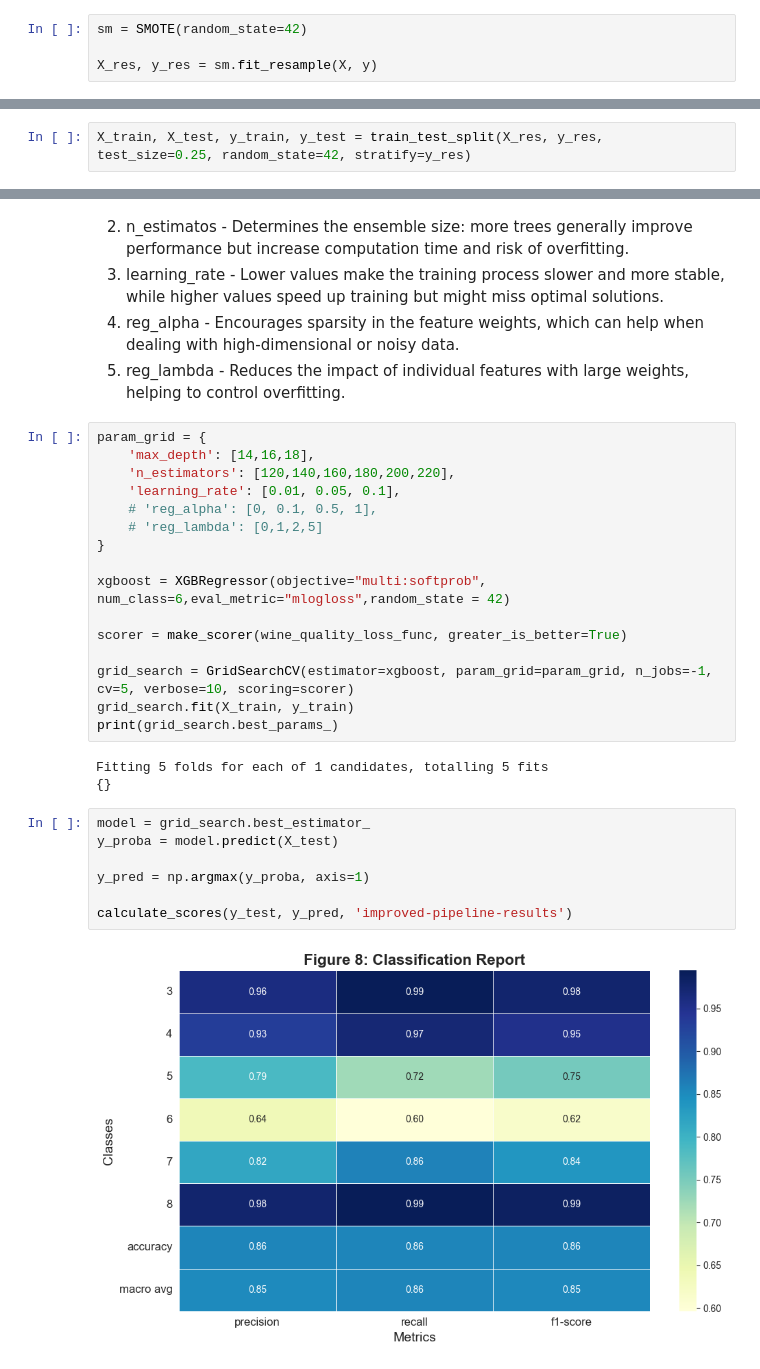
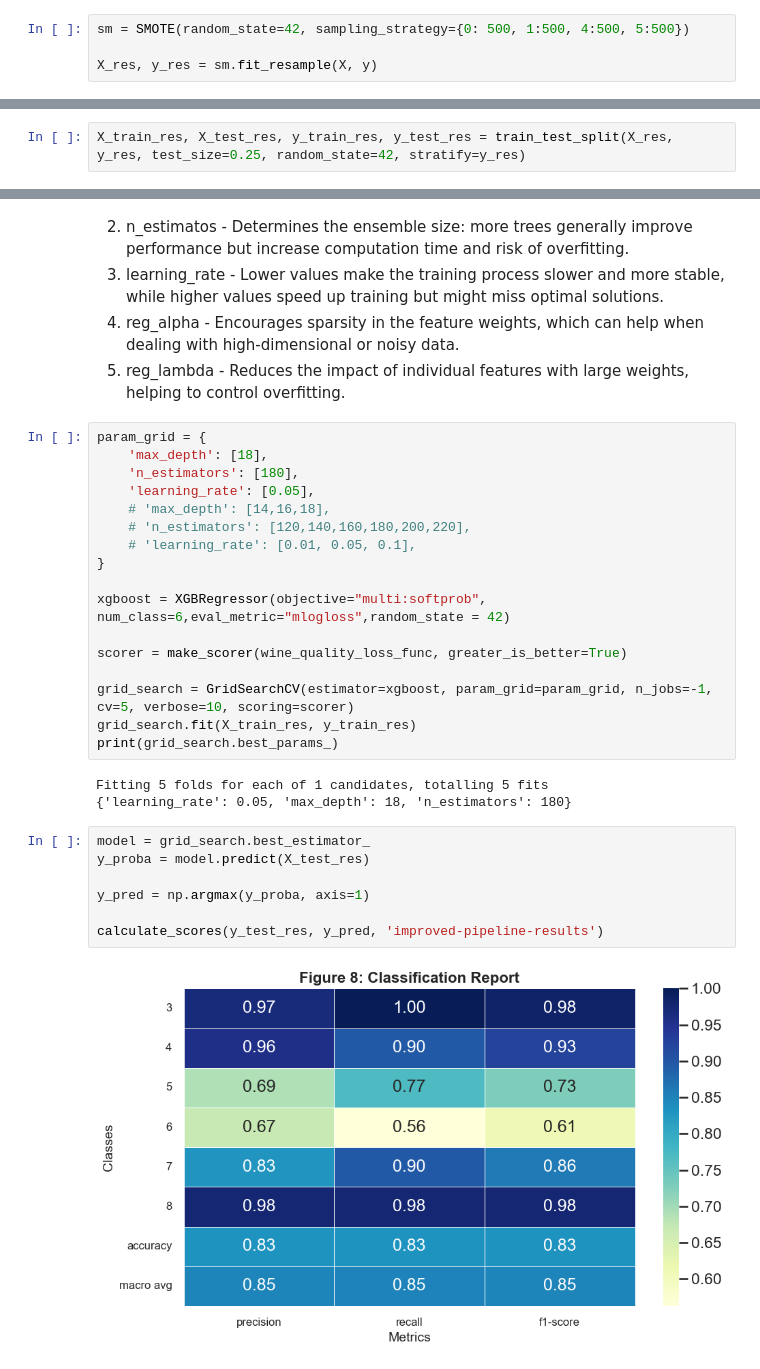
Before and after one commit to airbagdeer/tabular-ds-project, a Jupyter notebook: EX2.ipynb, the cells around one changed output, grey strips where cells are left out. Cells and saved outputs as stored; diff of their text form.

```diff
--- a/EX2.ipynb
+++ b/EX2.ipynb
@@ -220,4 +216,4 @@ We have imbalanced data, we have a lot of classes for wines rated at 5-6, small
 # %%
-sm = SMOTE(random_state=42)
+sm = SMOTE(random_state=42, sampling_strategy={0: 500, 1:500, 4:500, 5:500})
 
 X_res, y_res = sm.fit_resample(X, y)
@@ -224,7 +246,7 @@ X_res, y_res = sm.fit_resample(X, y)
 # %% [markdown]
 ## Resplitting the data:
 # %%
-X_train, X_test, y_train, y_test = train_test_split(X_res, y_res, test_size=0.25, random_state=42, stratify=y_res)
+X_train_res, X_test_res, y_train_res, y_test_res = train_test_split(X_res, y_res, test_size=0.25, random_state=42, stratify=y_res)
 # %% [markdown]
 # Improved pipeline:
 # %% [markdown]
@@ -242,11 +264,12 @@ Then, we search for the best parameters, this includes:
 5. reg_lambda - Reduces the impact of individual features with large weights, helping to control overfitting.
 # %%
 param_grid = {
-    'max_depth': [14,16,18],
-    'n_estimators': [120,140,160,180,200,220],
-    'learning_rate': [0.01, 0.05, 0.1],
-    # 'reg_alpha': [0, 0.1, 0.5, 1],
-    # 'reg_lambda': [0,1,2,5]
+    'max_depth': [18],
+    'n_estimators': [180],
+    'learning_rate': [0.05],
+    # 'max_depth': [14,16,18],
+    # 'n_estimators': [120,140,160,180,200,220],
+    # 'learning_rate': [0.01, 0.05, 0.1],
 }
 
 xgboost = XGBRegressor(objective="multi:softprob", num_class=6,eval_metric="mlogloss",random_state = 42)
@@ -254,17 +277,17 @@ xgboost = XGBRegressor(objective="multi:softprob", num_class=6,eval_metric="mlog
 scorer = make_scorer(wine_quality_loss_func, greater_is_better=True)
 
 grid_search = GridSearchCV(estimator=xgboost, param_grid=param_grid, n_jobs=-1, cv=5, verbose=10, scoring=scorer)
-grid_search.fit(X_train, y_train)
+grid_search.fit(X_train_res, y_train_res)
 print(grid_search.best_params_)
 # %% [output]
 Fitting 5 folds for each of 1 candidates, totalling 5 fits
-{}
+{'learning_rate': 0.05, 'max_depth': 18, 'n_estimators': 180}
 # %%
 model = grid_search.best_estimator_
-y_proba = model.predict(X_test)
+y_proba = model.predict(X_test_res)
 
 y_pred = np.argmax(y_proba, axis=1)
 
-calculate_scores(y_test, y_pred, 'improved-pipeline-results')
+calculate_scores(y_test_res, y_pred, 'improved-pipeline-results')
 # %% [output]
-[figure, old version]
+[figure, new version]
```
Also changed, not shown: parts of 18 cells of this notebook, 2 other files.
